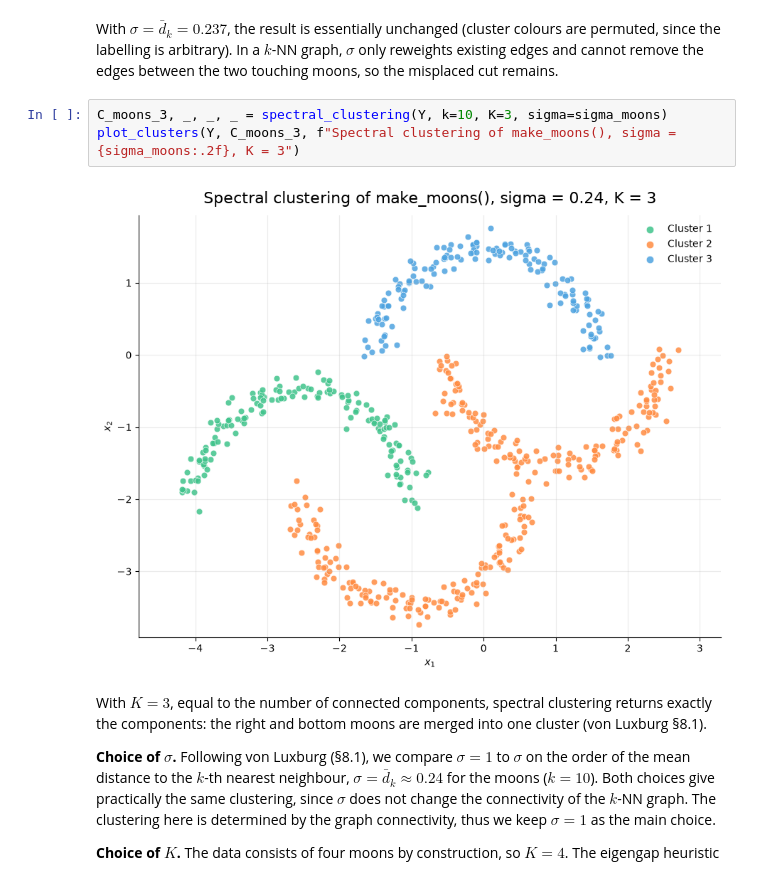
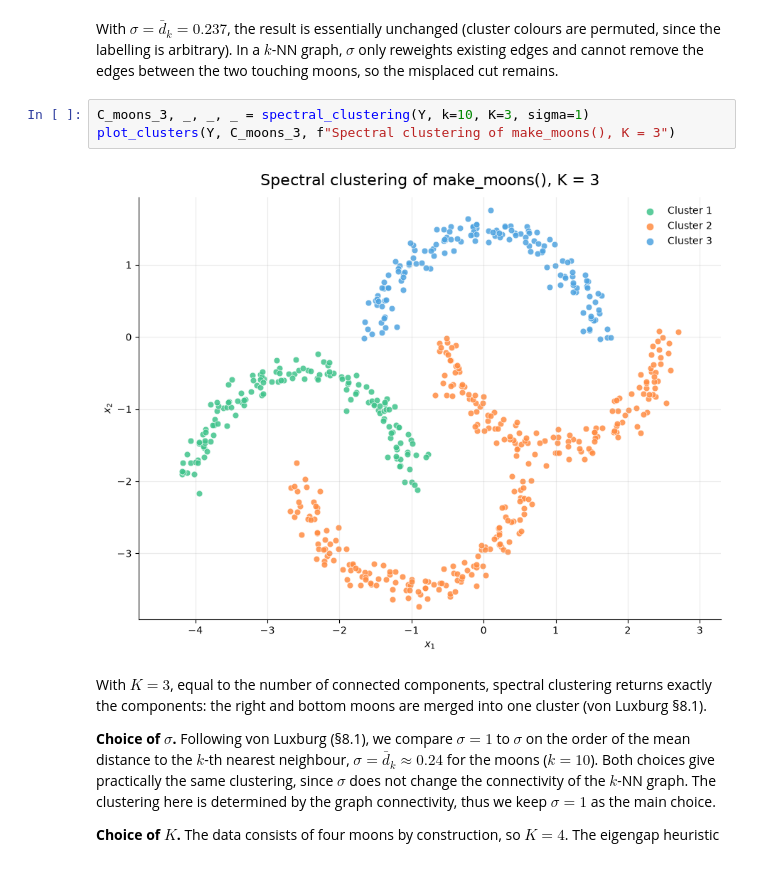
Before and after one commit to theaboge/spectral_clustering, a Jupyter notebook: handin.ipynb, the cells around one changed output. Saved outputs shown, nothing was run; the diff lists cells and outputs as text.

```diff
--- a/handin.ipynb
+++ b/handin.ipynb
@@ -330,10 +330,10 @@ sigma = 0.237
 # %% [markdown]
 With $\sigma = \bar d_k = 0.237$, the result is essentially unchanged (cluster colours are permuted, since the labelling is arbitrary). In a $k$-NN graph, $\sigma$ only reweights existing edges and cannot remove the edges between the two touching moons, so the misplaced cut remains.
 # %%
-C_moons_3, _, _, _ = spectral_clustering(Y, k=10, K=3, sigma=sigma_moons)
-plot_clusters(Y, C_moons_3, f"Spectral clustering of make_moons(), sigma = {sigma_moons:.2f}, K = 3")
+C_moons_3, _, _, _ = spectral_clustering(Y, k=10, K=3, sigma=1)
+plot_clusters(Y, C_moons_3, f"Spectral clustering of make_moons(), K = 3")
 # %% [output]
-[figure, old version]
+[figure, new version]
 # %% [markdown]
 With $K = 3$, equal to the number of connected components, spectral clustering returns exactly the components: the right and bottom moons are merged into one cluster (von Luxburg §8.1).
 
```
Also changed, not shown: parts of 19 cells of this notebook.
